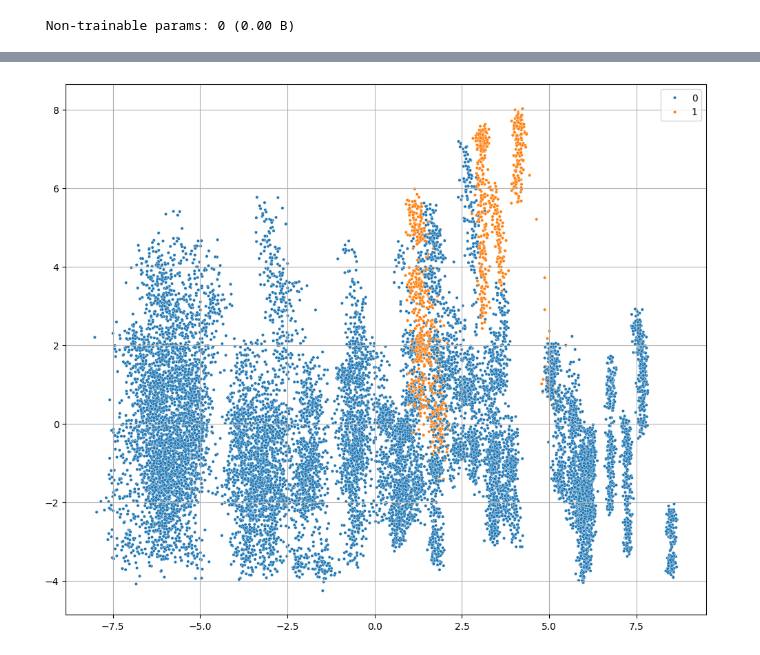
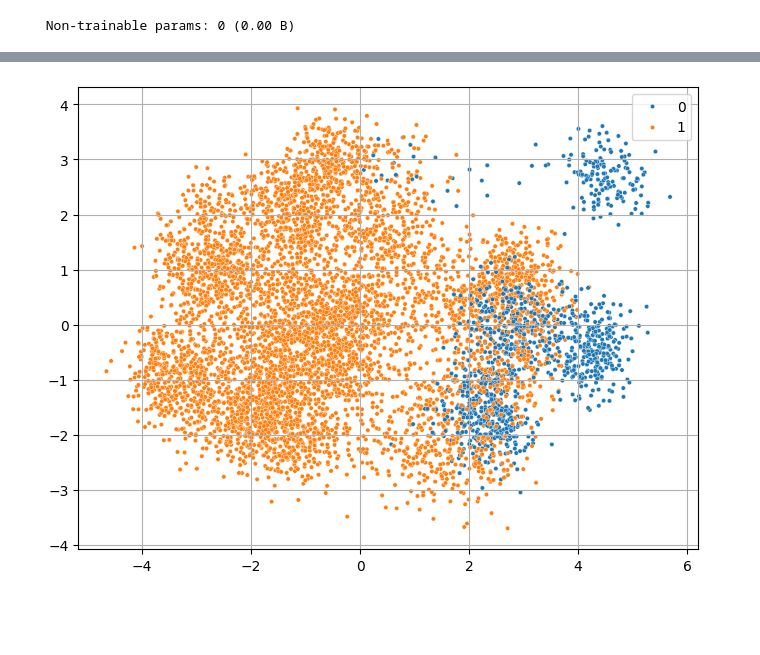
Before and after one commit to anjalianand10/VariationalAutoencodersForAnomalyDetection, a Jupyter notebook: VAE_for_NAB_Data.ipynb, the cells around one changed output, grey strips where cells are left out. Cells and saved outputs as stored; diff of their text form; code cells hidden in the pictures; blank space fills up the shorter version.

```diff
--- a/VAE_for_NAB_Data.ipynb
+++ b/VAE_for_NAB_Data.ipynb
@@ -48,7 +50,7 @@ plt.title("Original Dataset")
 Text(0.5, 1.0, 'Original Dataset')
 [figure]
 # %%
-data['label'] = 0
+data['label'] = 1
 instances= [["2013-12-10 06:25:00","2013-12-12 05:35:00"],
             ["2013-12-15 17:50:00","2013-12-17 17:00:00"],
             ["2014-01-27 14:20:00","2014-01-29 13:30:00"],
@@ -57,4 +59,4 @@ instances= [["2013-12-10 06:25:00","2013-12-12 05:35:00"],
 for i in range(len(instances)):
     start = pd.to_datetime(instances[i][0])
     end = pd.to_datetime(instances[i][1])
-    data.loc[(data['timestamp'] >= start) & (data['timestamp'] <= end), 'label'] = 1
+    data.loc[(data['timestamp'] >= start) & (data['timestamp'] <= end), 'label'] = 0
@@ -155,7 +170,7 @@ data
 # %%
 # Splitting to train and test
-test_ratio = 0.7
-tr_data = data.iloc[: int(len(data) * (1 - test_ratio))]
+test_ratio = 0.3
+tr_data = data.iloc[int(len(data) * 0.25): int(len(data) * (1 - test_ratio))]
 tst_data = data.iloc[int(len(data) * (1 - test_ratio)) :]
 # %%
 scaler = preprocessing.StandardScaler().fit(tr_data[cont_vars])
@@ -187,2 +214,4 @@ tst_data_scaled.head()
 # %%
-train= tr_data_scaled.drop(columns=['label'])
+train = tr_data_scaled[tr_data_scaled.label != 0]
+train= train.drop(columns=['label'])
+train
@@ -427,7 +487,7 @@ plt.show()
 # %%
-plt.figure(figsize=(12, 10))
+plt.figure(figsize=(8,6))
 sns.scatterplot(x=transform[:, 0], y=transform[:, 1], s=10, hue=labels_of_test)
 plt.grid()
 plt.show()
 # %% [output]
-[figure, old version]
+[figure, new version]
```
Also changed, not shown: parts of 24 cells of this notebook.
